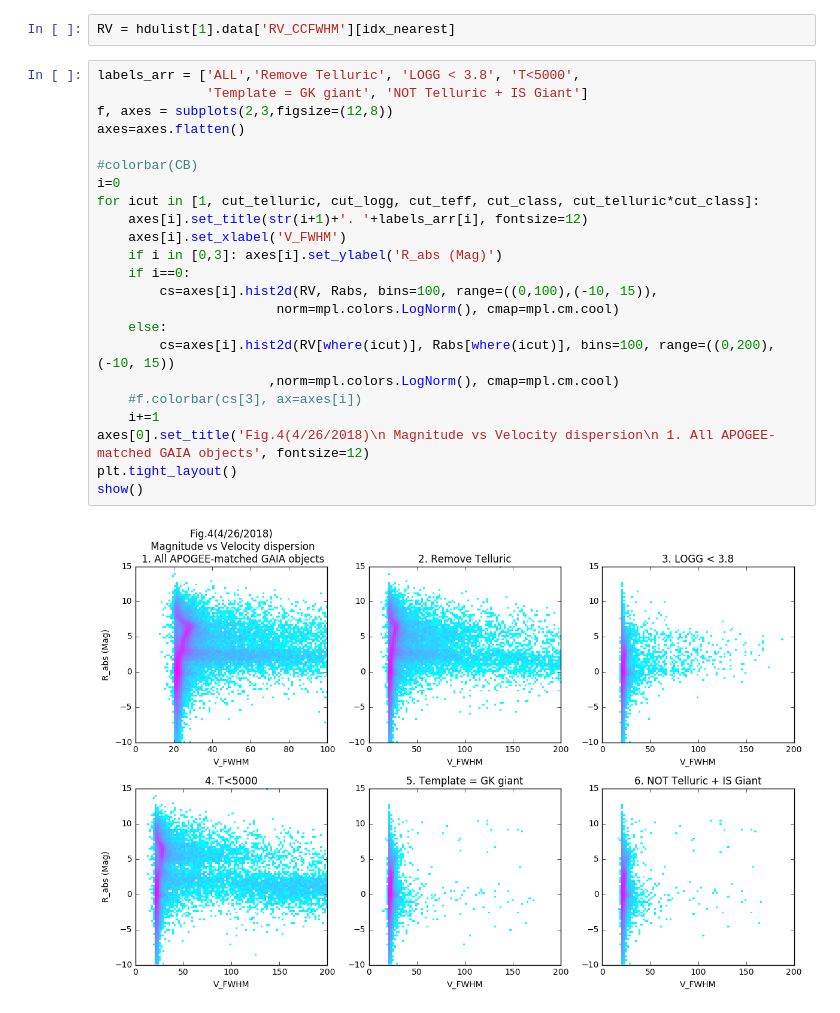
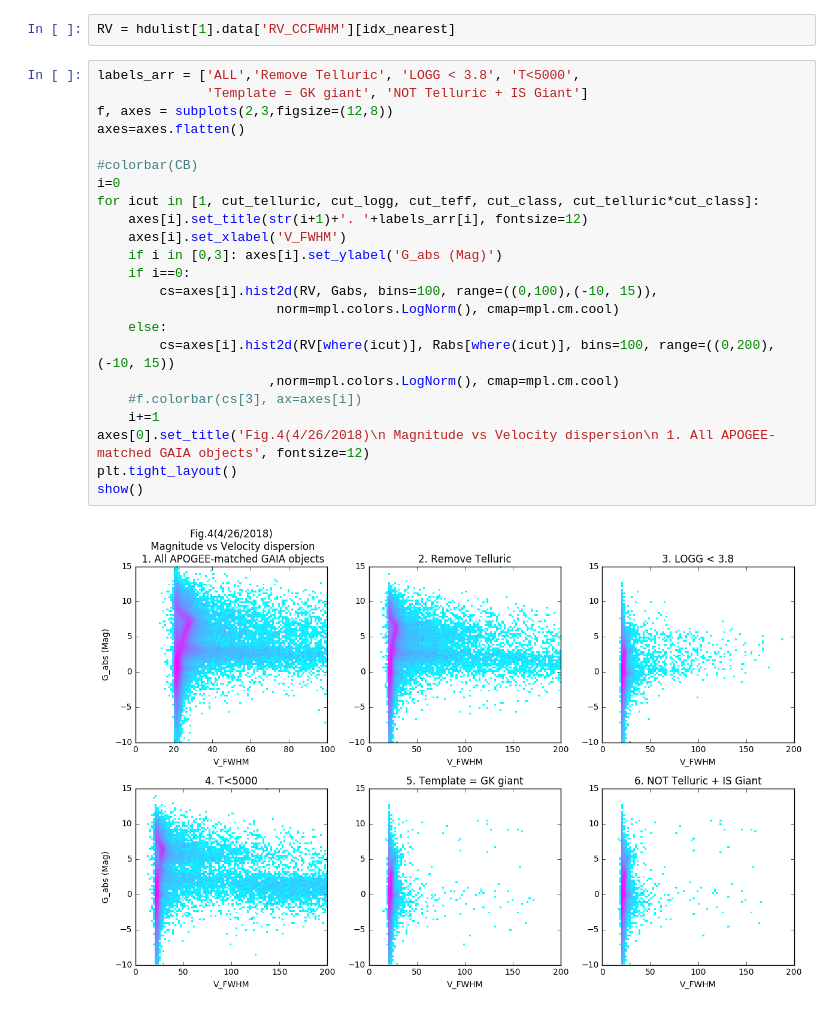
Before and after one commit to liuxx479/MW-BHs, a Jupyter notebook: plot-gaia-match.ipynb, the cells around one changed output. Drawn from its saved outputs; the diff is of its cells as text.

```diff
--- a/plot-gaia-match.ipynb
+++ b/plot-gaia-match.ipynb
@@ -126,25 +126,25 @@ RV = hdulist[1].data['RV_CCFWHM'][idx_nearest]
 # %%
 labels_arr = ['ALL','Remove Telluric', 'LOGG < 3.8', 'T<5000',
               'Template = GK giant', 'NOT Telluric + IS Giant']
 f, axes = subplots(2,3,figsize=(12,8))
 axes=axes.flatten()
 
 #colorbar(CB)
 i=0
 for icut in [1, cut_telluric, cut_logg, cut_teff, cut_class, cut_telluric*cut_class]:
     axes[i].set_title(str(i+1)+'. '+labels_arr[i], fontsize=12)
     axes[i].set_xlabel('V_FWHM')
-    if i in [0,3]: axes[i].set_ylabel('R_abs (Mag)')
+    if i in [0,3]: axes[i].set_ylabel('G_abs (Mag)')
     if i==0:
-        cs=axes[i].hist2d(RV, Rabs, bins=100, range=((0,100),(-10, 15)),
+        cs=axes[i].hist2d(RV, Gabs, bins=100, range=((0,100),(-10, 15)),
                        norm=mpl.colors.LogNorm(), cmap=mpl.cm.cool)
     else:
         cs=axes[i].hist2d(RV[where(icut)], Rabs[where(icut)], bins=100, range=((0,200),(-10, 15))
                       ,norm=mpl.colors.LogNorm(), cmap=mpl.cm.cool)
     #f.colorbar(cs[3], ax=axes[i])
     i+=1
 axes[0].set_title('Fig.4(4/26/2018)\n Magnitude vs Velocity dispersion\n 1. All APOGEE-matched GAIA objects', fontsize=12)
 plt.tight_layout()
 show()
 # %% [output]
-[figure, old version]
+[figure, new version]
```
